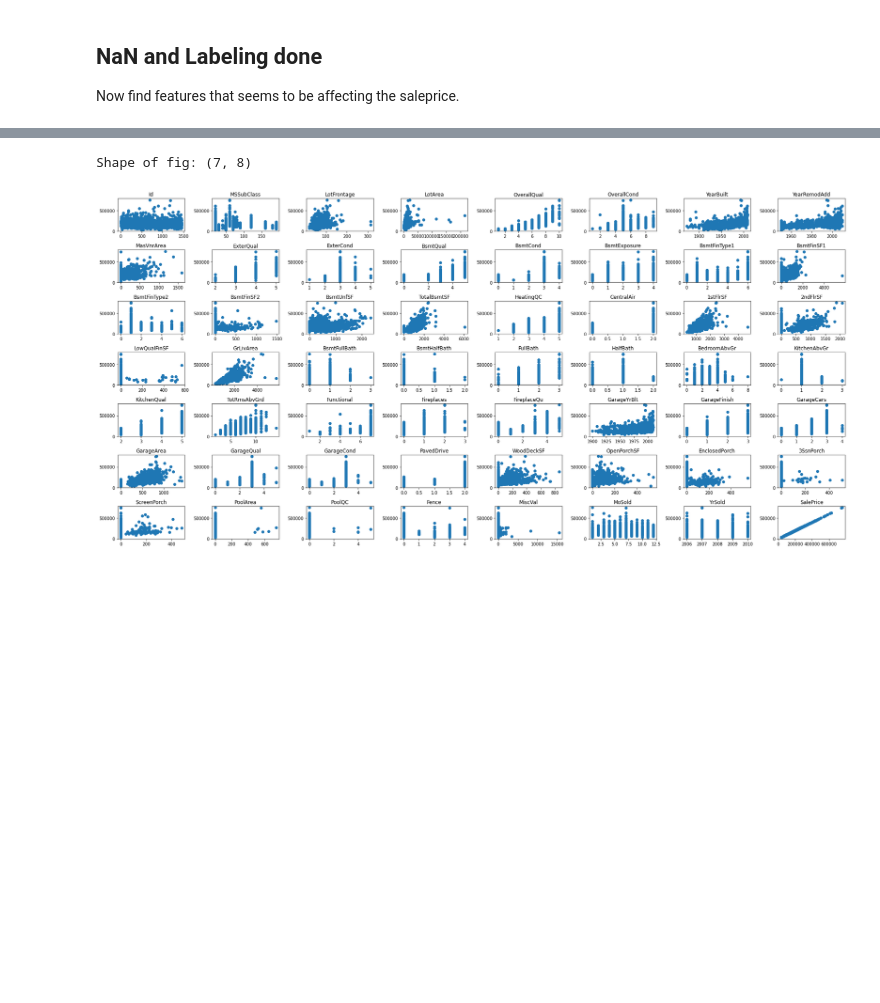
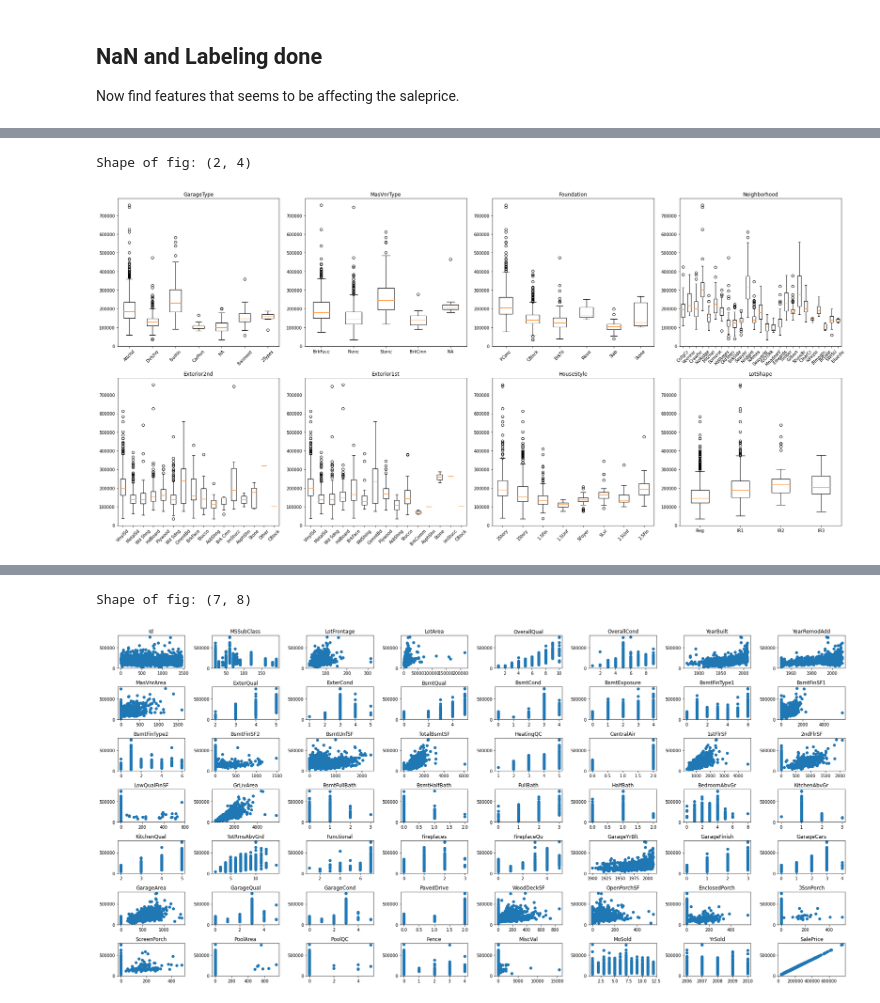
Before and after one commit to jaykye/HousePricePrediction, a Jupyter notebook: main.ipynb, the cells around one changed output, grey strips where cells are left out. Saved outputs shown, nothing was run; the diff lists cells and outputs as text; code cells hidden in the pictures; blank space fills up the shorter version.

```diff
--- a/main.ipynb
+++ b/main.ipynb
@@ -131,0 +166,6 @@ Shape of fig: (5, 5)
+# %%
+even_categorical_cols = set(categorical_cols) - set(uneven_categorical_cols)
+plot_box_matrix(train_df, even_categorical_cols)
+# %% [output]
+Shape of fig: (2, 4)
+[figure, added]
```
Also changed, not shown: parts of 18 cells of this notebook.
